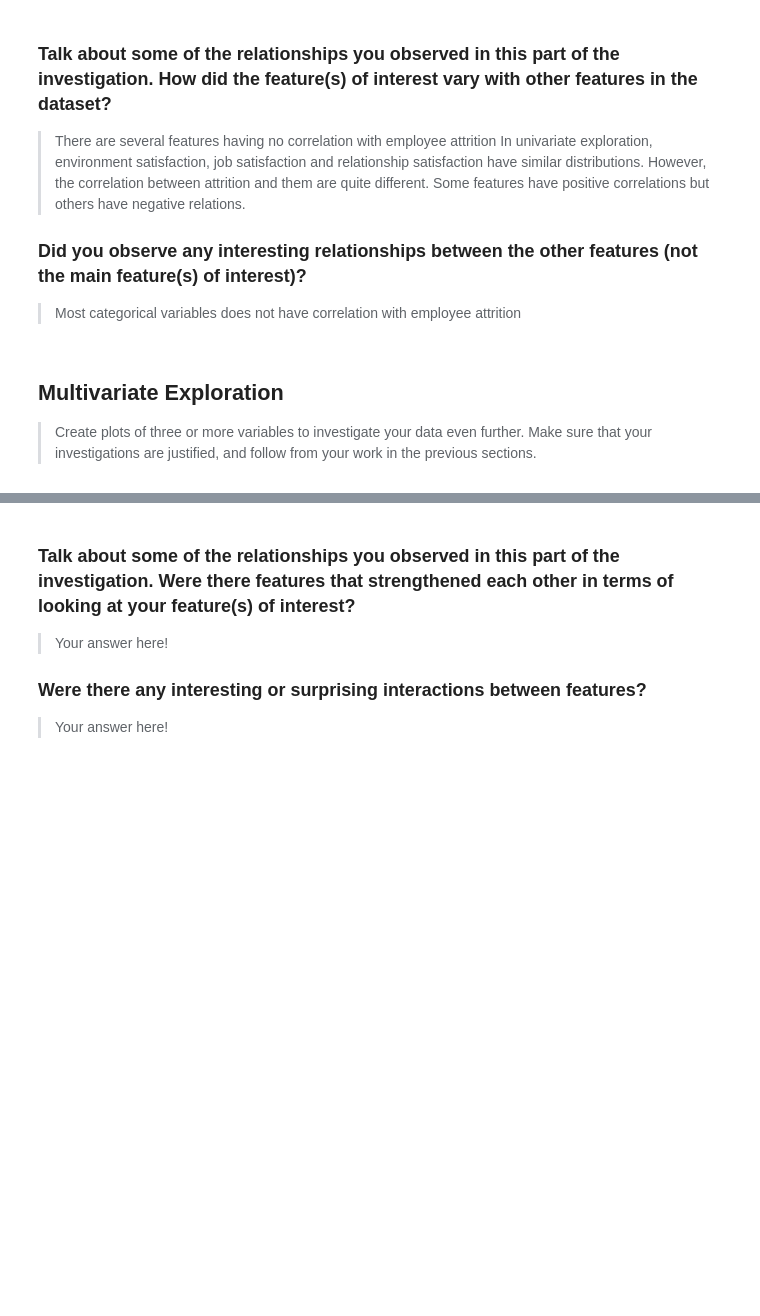
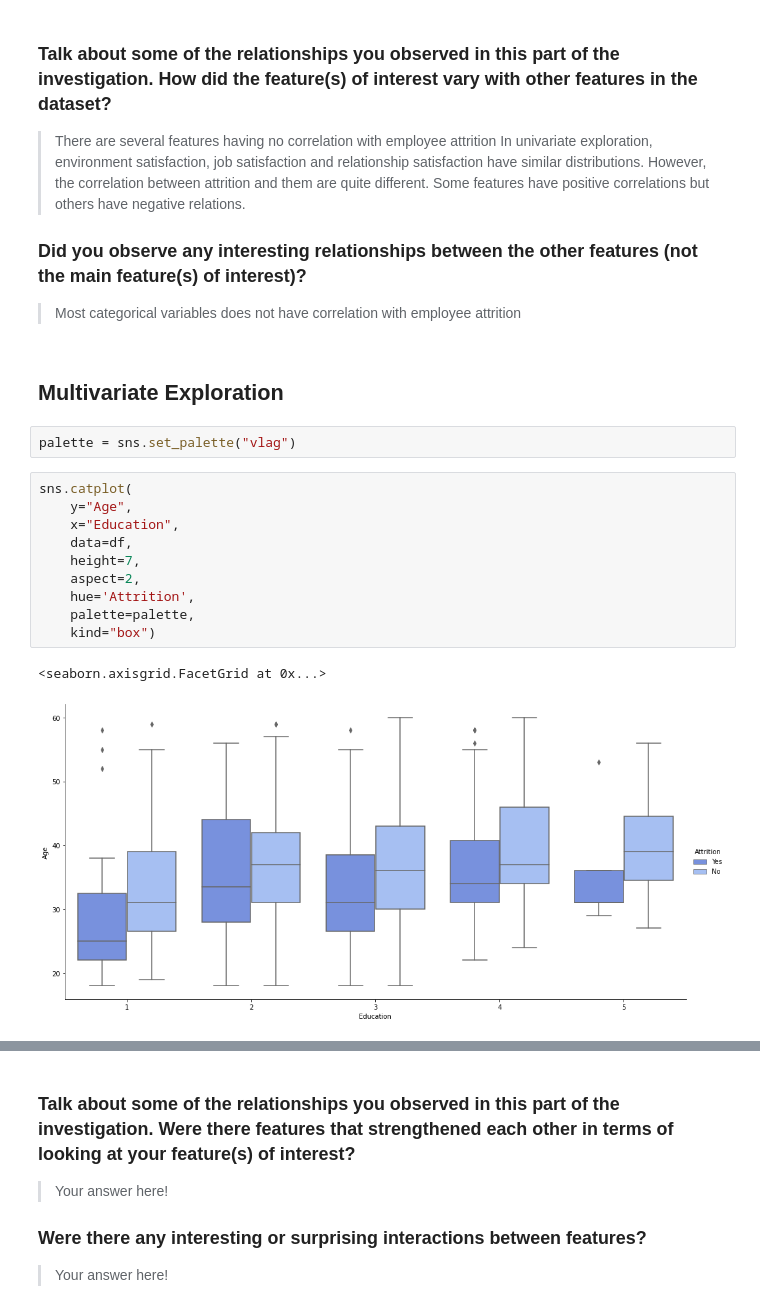
Before and after one commit to yufrances90/Communicate-Data-Findings, a Jupyter notebook: exploration-Copy2.ipynb, the cells around one changed output, grey strips where cells are left out. Saved outputs shown, nothing was run; the diff lists cells and outputs as text; blank space fills up the shorter version.

Commit message:
chore: Multivariate Exploration (1)

```diff
--- a/exploration-Copy2.ipynb
+++ b/exploration-Copy2.ipynb
@@ -437,9 +437,20 @@ sns.catplot(x="TotalWorkingYears", y="Attrition", data=df, color='k', kind="box"
 ### Did you observe any interesting relationships between the other features (not the main feature(s) of interest)?
 
 > Most categorical variables does not have correlation with employee attrition
-# %% [markdown]
-## Multivariate Exploration
-
-> Create plots of three or more variables to investigate your data even
-further. Make sure that your investigations are justified, and follow from
-your work in the previous sections.
+# %% [markdown]
+## Multivariate Exploration
+# %%
+palette = sns.set_palette("vlag")
+# %%
+sns.catplot(
+    y="Age",
+    x="Education",
+    data=df,
+    height=7,
+    aspect=2,
+    hue='Attrition',
+    palette=palette,
+    kind="box")
+# %% [output]
+<seaborn.axisgrid.FacetGrid at 0x...>
+[figure, added]
```
Also changed, not shown: parts of 21 cells of this notebook.
